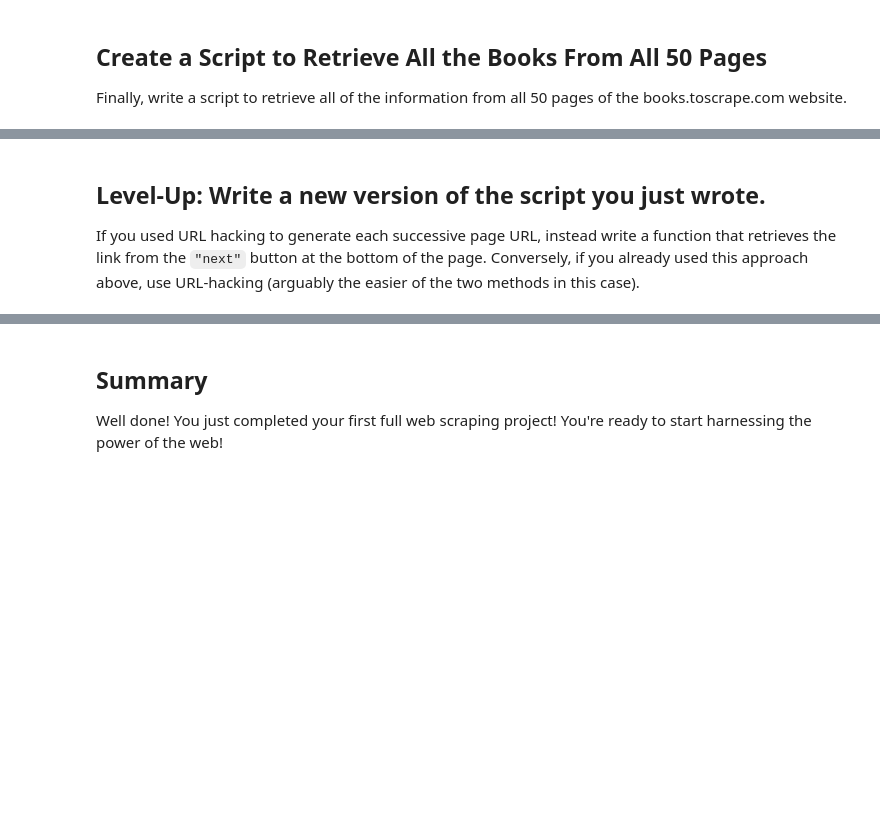
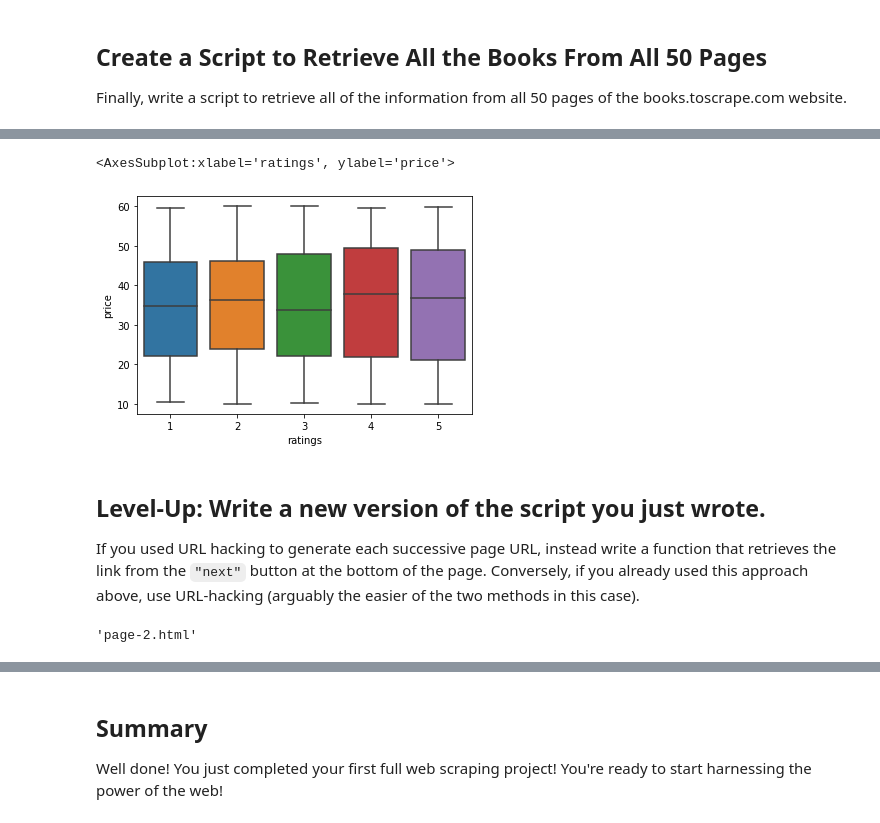
Before and after one commit to Marissa841/dsc-web-scraping-lab, a Jupyter notebook: index.ipynb, the cells around one changed output, grey strips where cells are left out. Cells and saved outputs as stored; diff of their text form; code cells hidden in the pictures; blank space fills up the shorter version.

```diff
--- a/index.ipynb
+++ b/index.ipynb
@@ -226,3 +305,9 @@ ValueError: arrays must all be same length
+# %%
+import seaborn as sns
+sns.boxplot(x = 'ratings', y = 'price', data = df)
+# %% [output]
+<AxesSubplot:xlabel='ratings', ylabel='price'>
+[figure, added]
 # %% [markdown]
 ## Level-Up: Write a new version of the script you just wrote.
 
@@ -231,0 +319,4 @@ If you used URL hacking to generate each successive page URL, instead write a fu
+# %%
+soup.find('li', class_ = 'next').find('a')['href']
+# %% [output]
+'page-2.html'
```
Also changed, not shown: parts of 26 cells of this notebook.
